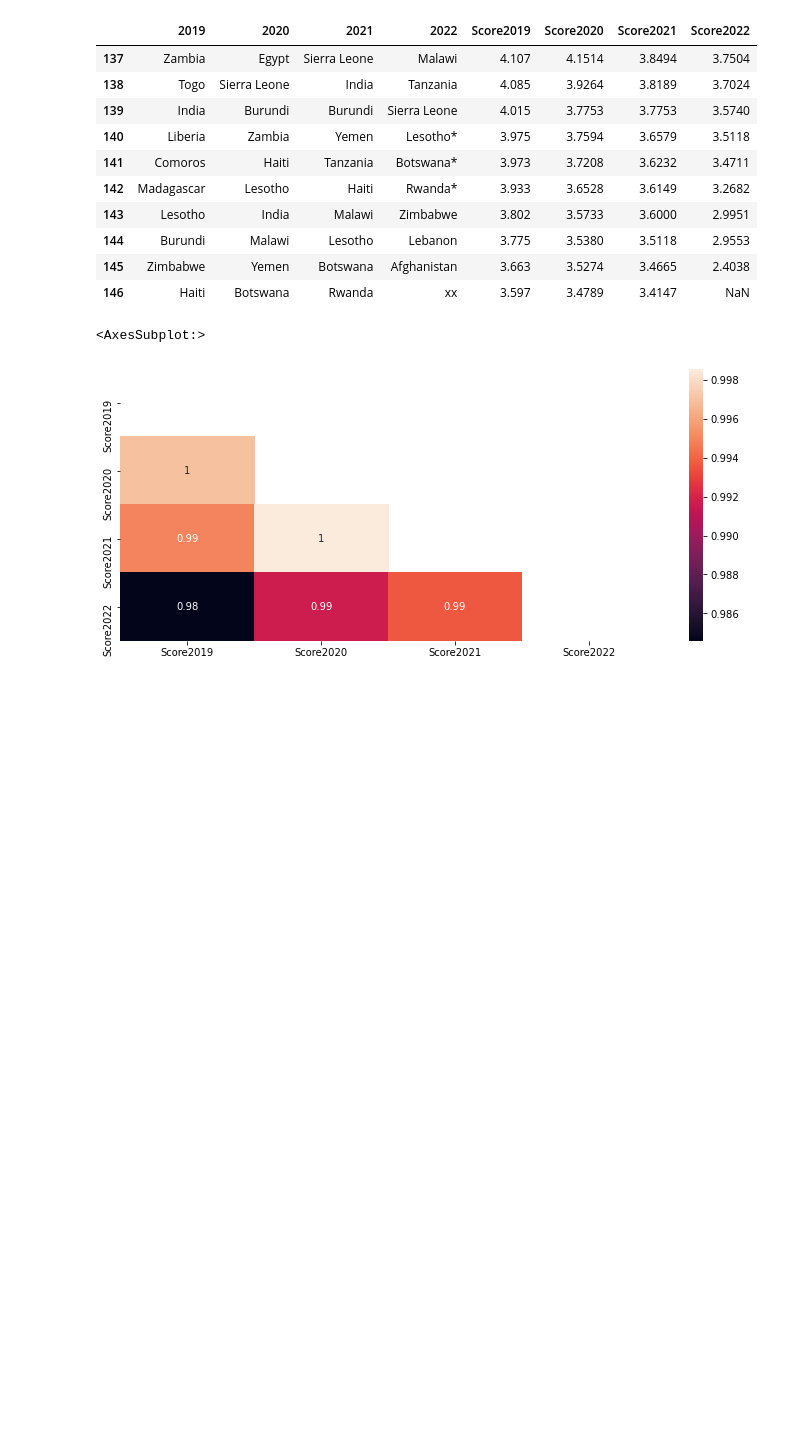
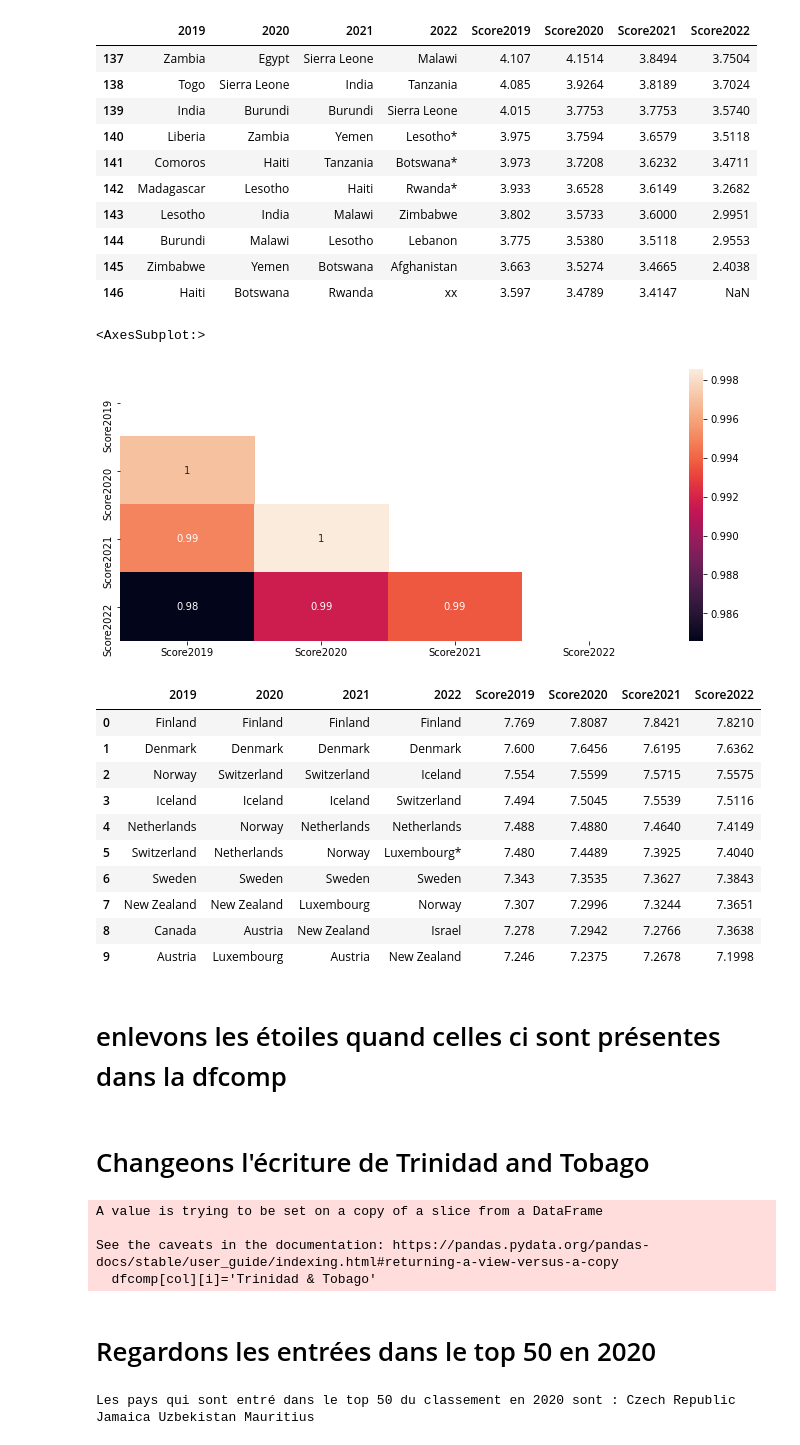
Before and after one commit to bourydamien/Projet_bonheur, a Jupyter notebook: Rapport_bonheur.ipynb, the cells around one changed output. Saved outputs shown, nothing was run; the diff lists cells and outputs as text; code cells hidden in the pictures; blank space fills up the shorter version.

```diff
--- a/Rapport_bonheur.ipynb
+++ b/Rapport_bonheur.ipynb
@@ -179,3 +179,19 @@ sns.heatmap(dfcomp.corr(), annot=True, mask=matrix)
 # %% [output]
 <AxesSubplot:>
 [figure]
+# %%
+dfcomp.head(10)
+# %% [output]
+|  | 2019 | 2020 | 2021 | 2022 | Score2019 | Score2020 | Score2021 | Score2022 |
+| 0 | Finland | Finland | Finland | Finland | 7.769 | 7.8087 | 7.8421 | 7.8210 |
+| 1 | Denmark | Denmark | Denmark | Denmark | 7.600 | 7.6456 | 7.6195 | 7.6362 |
+| 2 | Norway | Switzerland | Switzerland | Iceland | 7.554 | 7.5599 | 7.5715 | 7.5575 |
+| 3 | Iceland | Iceland | Iceland | Switzerland | 7.494 | 7.5045 | 7.5539 | 7.5116 |
+| 4 | Netherlands | Norway | Netherlands | Netherlands | 7.488 | 7.4880 | 7.4640 | 7.4149 |
+| 5 | Switzerland | Netherlands | Norway | Luxembourg* | 7.480 | 7.4489 | 7.3925 | 7.4040 |
+| 6 | Sweden | Sweden | Sweden | Sweden | 7.343 | 7.3535 | 7.3627 | 7.3843 |
+| 7 | New Zealand | New Zealand | Luxembourg | Norway | 7.307 | 7.2996 | 7.3244 | 7.3651 |
+| 8 | Canada | Austria | New Zealand | Israel | 7.278 | 7.2942 | 7.2766 | 7.3638 |
+| 9 | Austria | Luxembourg | Austria | New Zealand | 7.246 | 7.2375 | 7.2678 | 7.1998 |
+# %% [markdown]
+# enlevons les étoiles quand celles ci sont présentes dans la dfcomp
@@ -181,0 +209,14 @@ sns.heatmap(dfcomp.corr(), annot=True, mask=matrix)
+# %% [markdown]
+# Changeons l'écriture de Trinidad and Tobago
+# %%
+for col in dfcomp.columns:
+    for i in range(dfcomp.shape[0]):
+        if dfcomp[col][i]=='Trinidad and Tobago':
+            dfcomp[col][i]='Trinidad & Tobago'
+# %% [output]
+A value is trying to be set on a copy of a slice from a DataFrame
+
+See the caveats in the documentation: https://pandas.pydata.org/pandas-docs/stable/user_guide/indexing.html#returning-a-view-versus-a-copy
+  dfcomp[col][i]='Trinidad & Tobago'
+# %% [markdown]
+# Regardons les entrées dans le top 50 en 2020
@@ -181,0 +236,4 @@ sns.heatmap(dfcomp.corr(), annot=True, mask=matrix)
+# %%
+print('Les pays qui sont entré dans le top 50 du classement en 2020 sont : '+' '.join(entreetop50(dfcomp,'2021', '2022')))
+# %% [output]
+Les pays qui sont entré dans le top 50 du classement en 2020 sont : Czech Republic Jamaica Uzbekistan Mauritius
```
Also changed, not shown: parts of 12 cells of this notebook, 1 other file.
